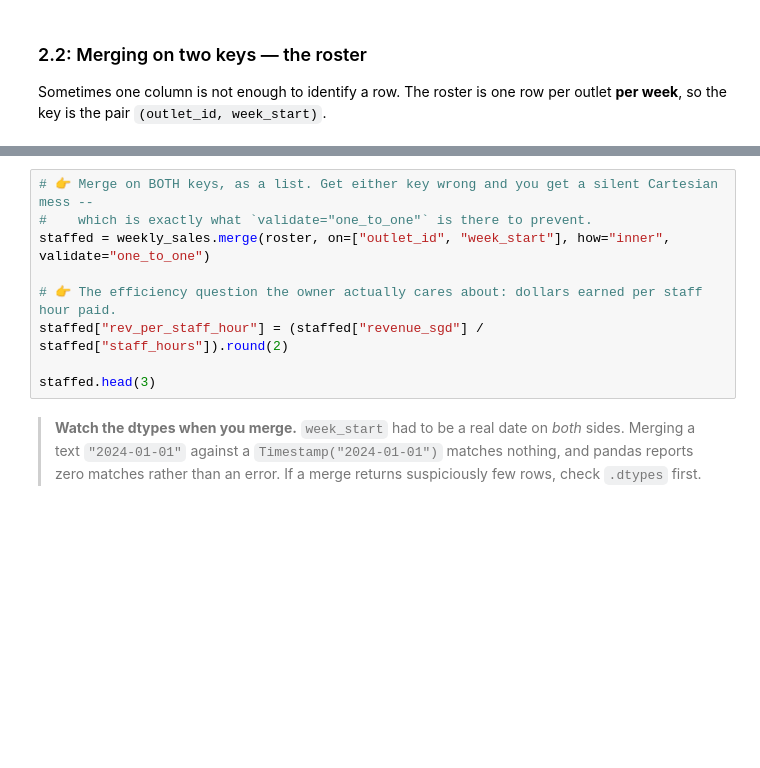
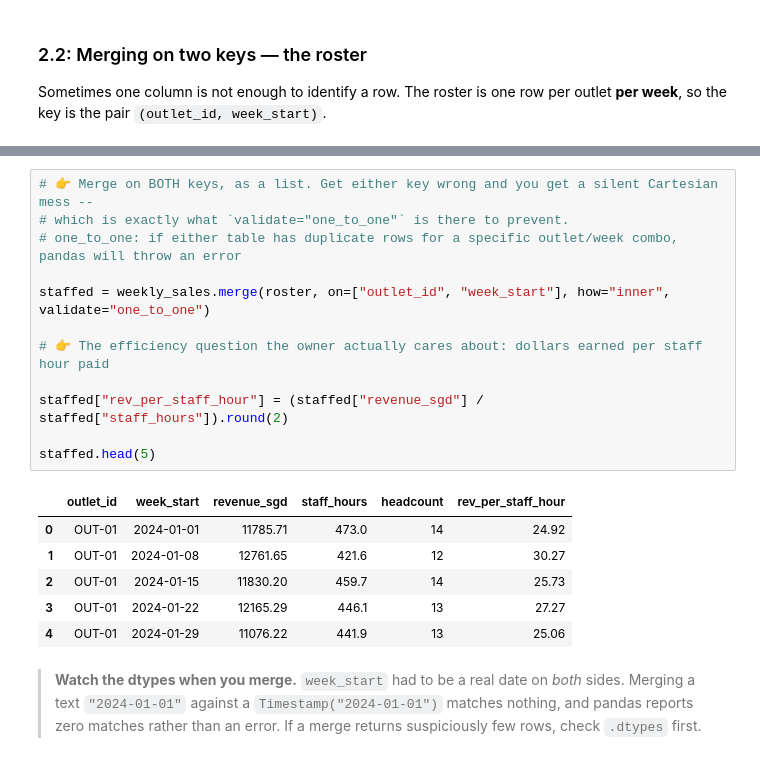
Before and after one commit to PP-123-nt/6m-data-1.9-eda-advanced, a Jupyter notebook: notebooks/Part_2_data_integration.ipynb, the cells around one changed output, grey strips where cells are left out. Saved outputs shown, nothing was run; the diff lists cells and outputs as text; blank space fills up the shorter version.

```diff
--- a/notebooks/Part_2_data_integration.ipynb
+++ b/notebooks/Part_2_data_integration.ipynb
@@ -357,12 +415,22 @@ weekly_sales.head(3)
 # %%
 # 👉 Merge on BOTH keys, as a list. Get either key wrong and you get a silent Cartesian mess --
-#    which is exactly what `validate="one_to_one"` is there to prevent.
+# which is exactly what `validate="one_to_one"` is there to prevent.
+# one_to_one: if either table has duplicate rows for a specific outlet/week combo, pandas will throw an error
+
 staffed = weekly_sales.merge(roster, on=["outlet_id", "week_start"], how="inner", validate="one_to_one")
 
-# 👉 The efficiency question the owner actually cares about: dollars earned per staff hour paid.
+# 👉 The efficiency question the owner actually cares about: dollars earned per staff hour paid
+
 staffed["rev_per_staff_hour"] = (staffed["revenue_sgd"] / staffed["staff_hours"]).round(2)
 
-staffed.head(3)
+staffed.head(5)
+# %% [output]
+|  | outlet_id | week_start | revenue_sgd | staff_hours | headcount | rev_per_staff_hour |
+| 0 | OUT-01 | 2024-01-01 | 11785.71 | 473.0 | 14 | 24.92 |
+| 1 | OUT-01 | 2024-01-08 | 12761.65 | 421.6 | 12 | 30.27 |
+| 2 | OUT-01 | 2024-01-15 | 11830.20 | 459.7 | 14 | 25.73 |
+| 3 | OUT-01 | 2024-01-22 | 12165.29 | 446.1 | 13 | 27.27 |
+| 4 | OUT-01 | 2024-01-29 | 11076.22 | 441.9 | 13 | 25.06 |
 # %% [markdown]
 > **Watch the dtypes when you merge.** `week_start` had to be a real date on *both* sides. Merging
 > a text `"2024-01-01"` against a `Timestamp("2024-01-01")` matches nothing, and pandas reports
```
Also changed, not shown: parts of 11 cells of this notebook.
